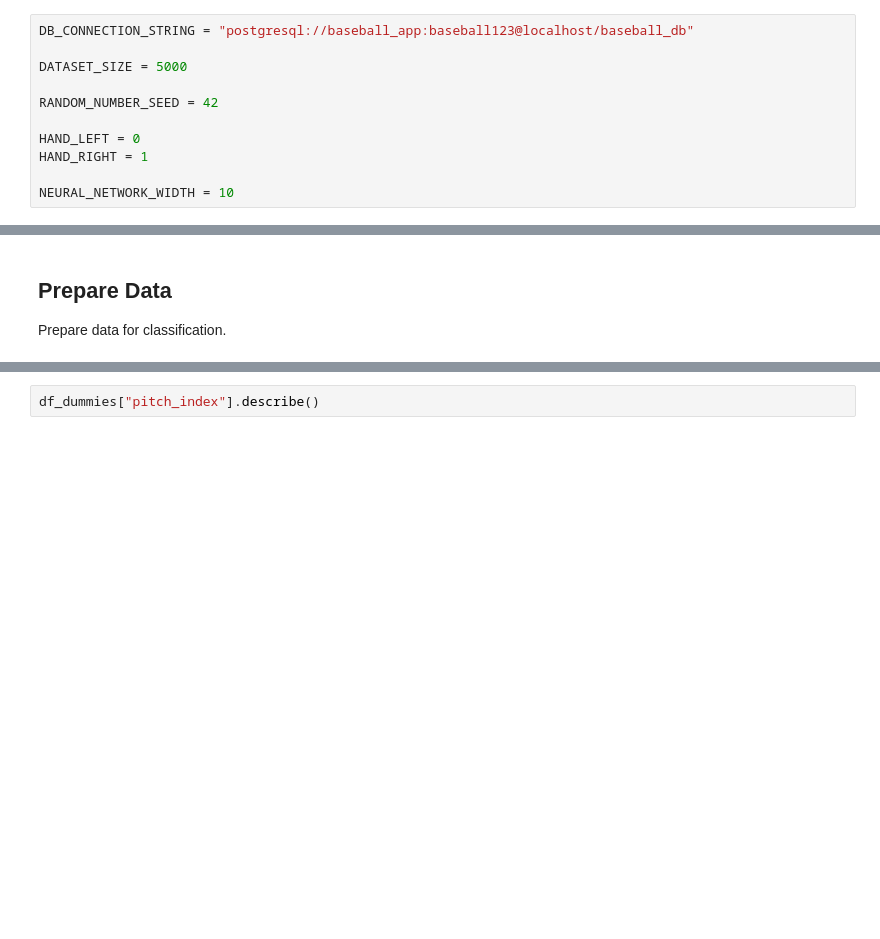
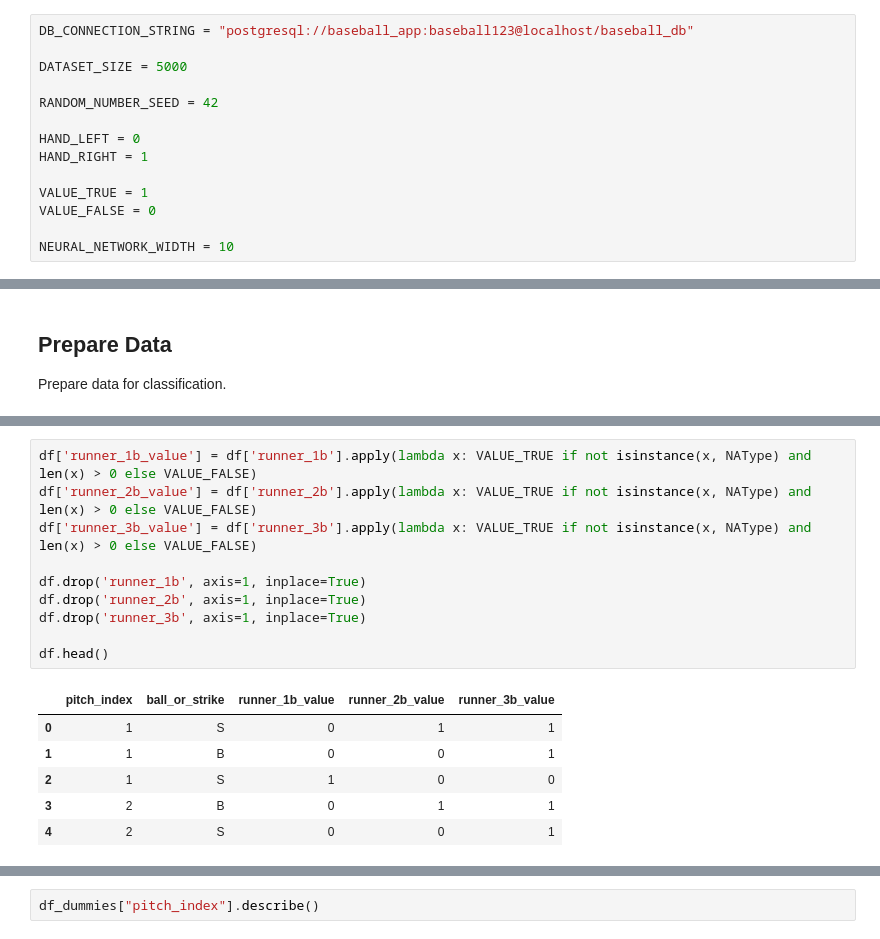
Before and after one commit to glroland/baseball, a Jupyter notebook: src/predict/predict_pitch_experiment.ipynb, the cells around one changed output, grey strips where cells are left out. Saved outputs shown, nothing was run; the diff lists cells and outputs as text; blank space fills up the shorter version.

```diff
--- a/src/predict/predict_pitch_experiment.ipynb
+++ b/src/predict/predict_pitch_experiment.ipynb
@@ -37,6 +38,9 @@ RANDOM_NUMBER_SEED = 42
 HAND_LEFT = 0
 HAND_RIGHT = 1
 
+VALUE_TRUE = 1
+VALUE_FALSE = 0
+
 NEURAL_NETWORK_WIDTH = 10
 # %% [markdown]
 ## Acquire Data
@@ -148,3 +148,20 @@ memory usage: 121.7 KB
+# %%
+df['runner_1b_value'] = df['runner_1b'].apply(lambda x: VALUE_TRUE if not isinstance(x, NAType) and len(x) > 0 else VALUE_FALSE)
+df['runner_2b_value'] = df['runner_2b'].apply(lambda x: VALUE_TRUE if not isinstance(x, NAType) and len(x) > 0 else VALUE_FALSE)
+df['runner_3b_value'] = df['runner_3b'].apply(lambda x: VALUE_TRUE if not isinstance(x, NAType) and len(x) > 0 else VALUE_FALSE)
+
+df.drop('runner_1b', axis=1, inplace=True)
+df.drop('runner_2b', axis=1, inplace=True)
+df.drop('runner_3b', axis=1, inplace=True)
+
+df.head()
+# %% [output]
+|  | pitch_index | ball_or_strike | runner_1b_value | runner_2b_value | runner_3b_value |
+| 0 | 1 | S | 0 | 1 | 1 |
+| 1 | 1 | B | 0 | 0 | 1 |
+| 2 | 1 | S | 1 | 0 | 0 |
+| 3 | 2 | B | 0 | 1 | 1 |
+| 4 | 2 | S | 0 | 0 | 1 |
 # %%
 scaler = StandardScaler()
 scaler.fit(df.iloc[:,:1])
```
Also changed, not shown: parts of 12 cells of this notebook.
